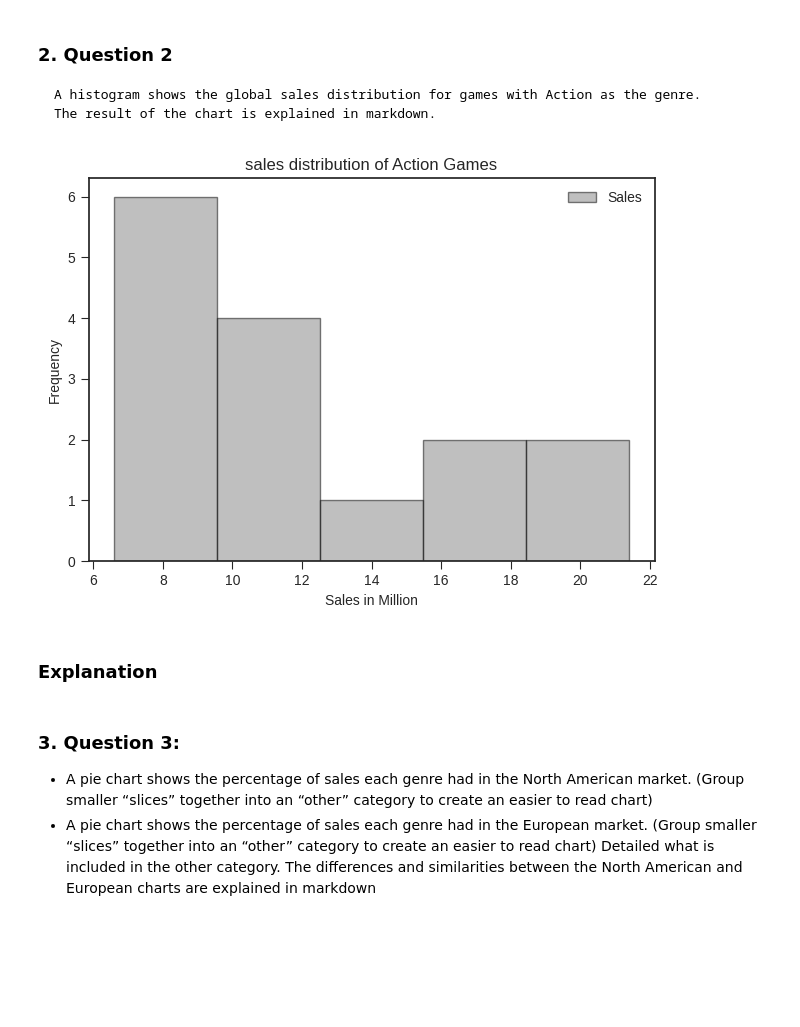
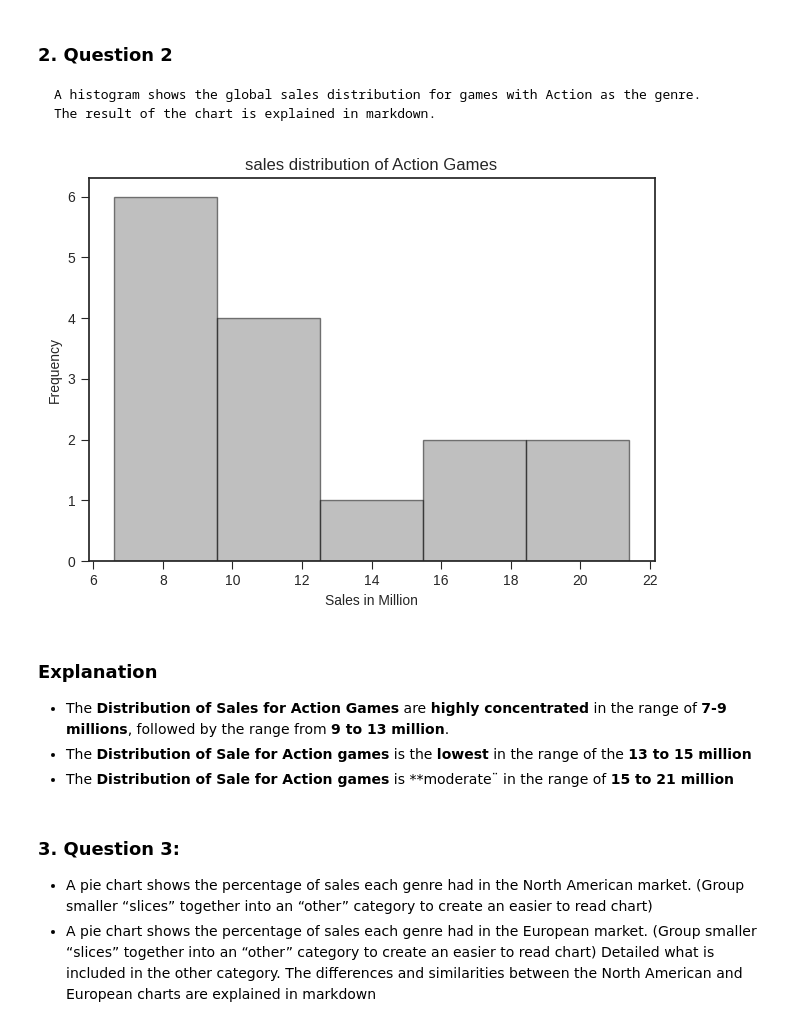
Before and after one commit to sahvsergio/treehouse_data_analysis_techdegree_unit6, a Jupyter notebook: Data Analysis Tech Degree Unit 6 Graphing Video Game Sales.ipynb, the cells around one changed output. Saved outputs shown, nothing was run; the diff lists cells and outputs as text; code cells hidden in the pictures; blank space fills up the shorter version.

```diff
--- a/Data Analysis Tech Degree Unit 6 Graphing Video Game Sales.ipynb
+++ b/Data Analysis Tech Degree Unit 6 Graphing Video Game Sales.ipynb
@@ -117,24 +104,28 @@ plt.show()
 # %%
 
 video_games_info.head()
 action_games=video_games_info.loc[video_games_info.Genre=='Action']
 grouped_by_sales=action_games['Global_Sales']
 
 colors = ['red', 'blue', 'grey']
 sorted_sales=grouped_by_sales.sort_values(ascending=True)
 weights = np.random.rand(len(sorted_sales))
 plt.title('sales distribution of Action Games')
 plt.hist(sorted_sales,bins='auto',edgecolor='black',alpha=0.5, color="grey")
 plt.xlabel('Sales in Million')
 plt.ylabel('Frequency')
-plt.legend()
-plt.legend(['Sales'])
+
+
 plt.tight_layout()
 plt.show()
 # %% [output]
-[figure, old version]
+[figure, new version]
 # %% [markdown]
 ### Explanation
+
+* The **Distribution of  Sales for  Action Games** are **highly concentrated** in the range of **7-9 millions**, followed by the range from **9 to 13 million**.
+* The **Distribution of  Sale for  Action games** is  the **lowest**  in the range of the **13 to 15 million**
+* The  **Distribution of  Sale for  Action games** is **moderate¨ in the range of **15 to 21 million**
 # %% [markdown]
 ### 3. Question 3:
 
```
Also changed, not shown: parts of 8 cells of this notebook.
